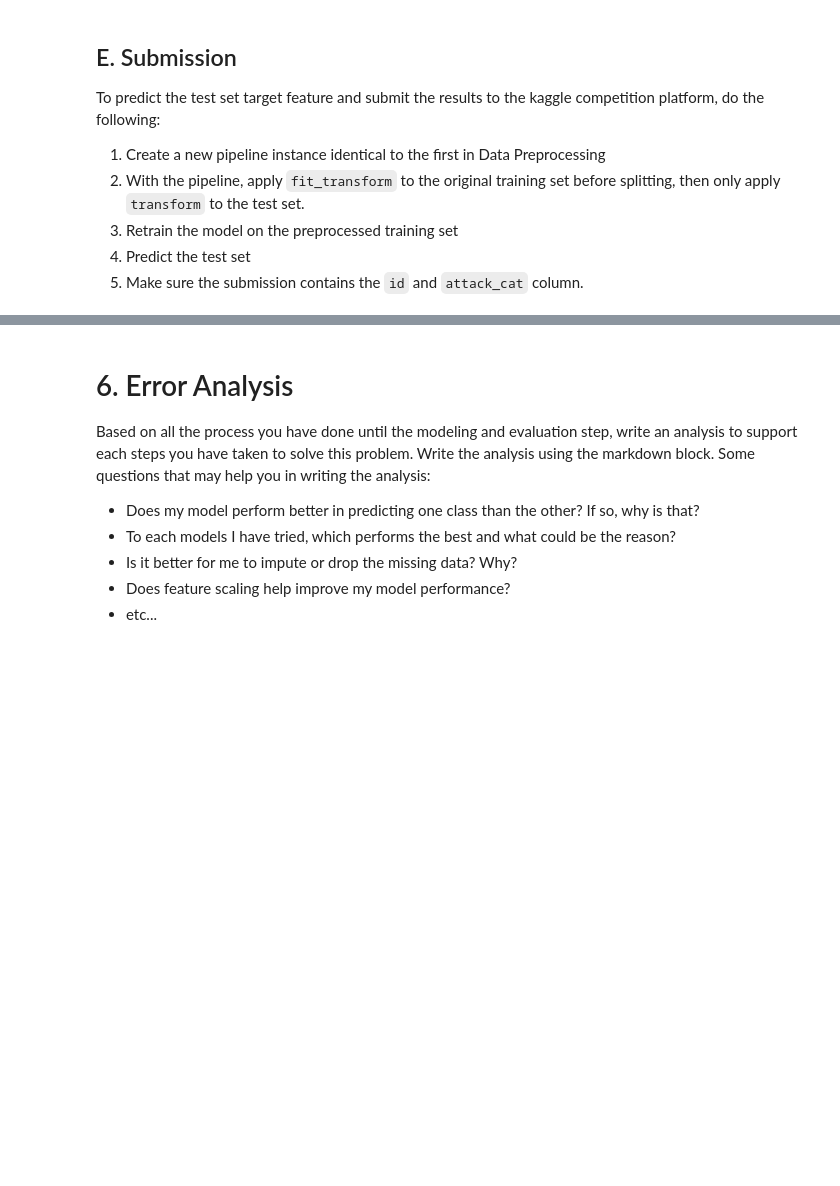
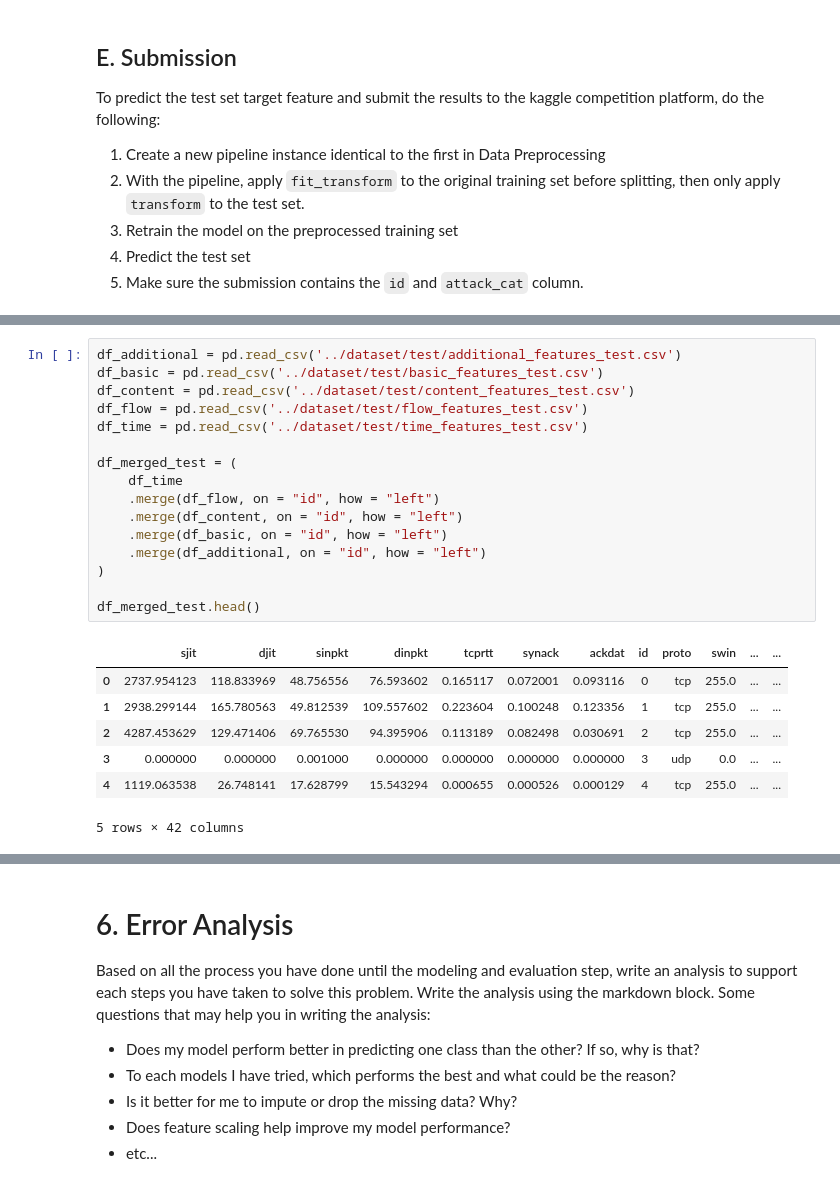
Before and after one commit to DeltDev/Tubes-AI-2-K9, a Jupyter notebook: src/notebook/IF3170 Artificial Intelligence _ Tugas Besar 2 Notebook Template.ipynb, the cells around one changed output, grey strips where cells are left out. Saved outputs shown, nothing was run; the diff lists cells and outputs as text; blank space fills up the shorter version.

Commit message:
feat: add pipeline for test data

```diff
--- a/src/notebook/IF3170 Artificial Intelligence _ Tugas Besar 2 Notebook Template.ipynb
+++ b/src/notebook/IF3170 Artificial Intelligence _ Tugas Besar 2 Notebook Template.ipynb
@@ -934,0 +961,24 @@ TypeError: Pipeline.fit_transform() missing 1 required positional argument: 'X'
+# %%
+df_additional = pd.read_csv('../dataset/test/additional_features_test.csv')
+df_basic = pd.read_csv('../dataset/test/basic_features_test.csv')
+df_content = pd.read_csv('../dataset/test/content_features_test.csv')
+df_flow = pd.read_csv('../dataset/test/flow_features_test.csv')
+df_time = pd.read_csv('../dataset/test/time_features_test.csv')
+
+df_merged_test = (
+    df_time
+    .merge(df_flow, on = "id", how = "left")
+    .merge(df_content, on = "id", how = "left")
+    .merge(df_basic, on = "id", how = "left")
+    .merge(df_additional, on = "id", how = "left")
+)
+
+df_merged_test.head()
+# %% [output]
+|  | sjit | djit | sinpkt | dinpkt | tcprtt | synack | ackdat | id | proto | swin | ... | ... |
+| 0 | 2737.954123 | 118.833969 | 48.756556 | 76.593602 | 0.165117 | 0.072001 | 0.093116 | 0 | tcp | 255.0 | ... | ... |
+| 1 | 2938.299144 | 165.780563 | 49.812539 | 109.557602 | 0.223604 | 0.100248 | 0.123356 | 1 | tcp | 255.0 | ... | ... |
+| 2 | 4287.453629 | 129.471406 | 69.765530 | 94.395906 | 0.113189 | 0.082498 | 0.030691 | 2 | tcp | 255.0 | ... | ... |
+| 3 | 0.000000 | 0.000000 | 0.001000 | 0.000000 | 0.000000 | 0.000000 | 0.000000 | 3 | udp | 0.0 | ... | ... |
+| 4 | 1119.063538 | 26.748141 | 17.628799 | 15.543294 | 0.000655 | 0.000526 | 0.000129 | 4 | tcp | 255.0 | ... | ... |
+5 rows × 42 columns
```
Also changed, not shown: parts of 8 cells of this notebook.
